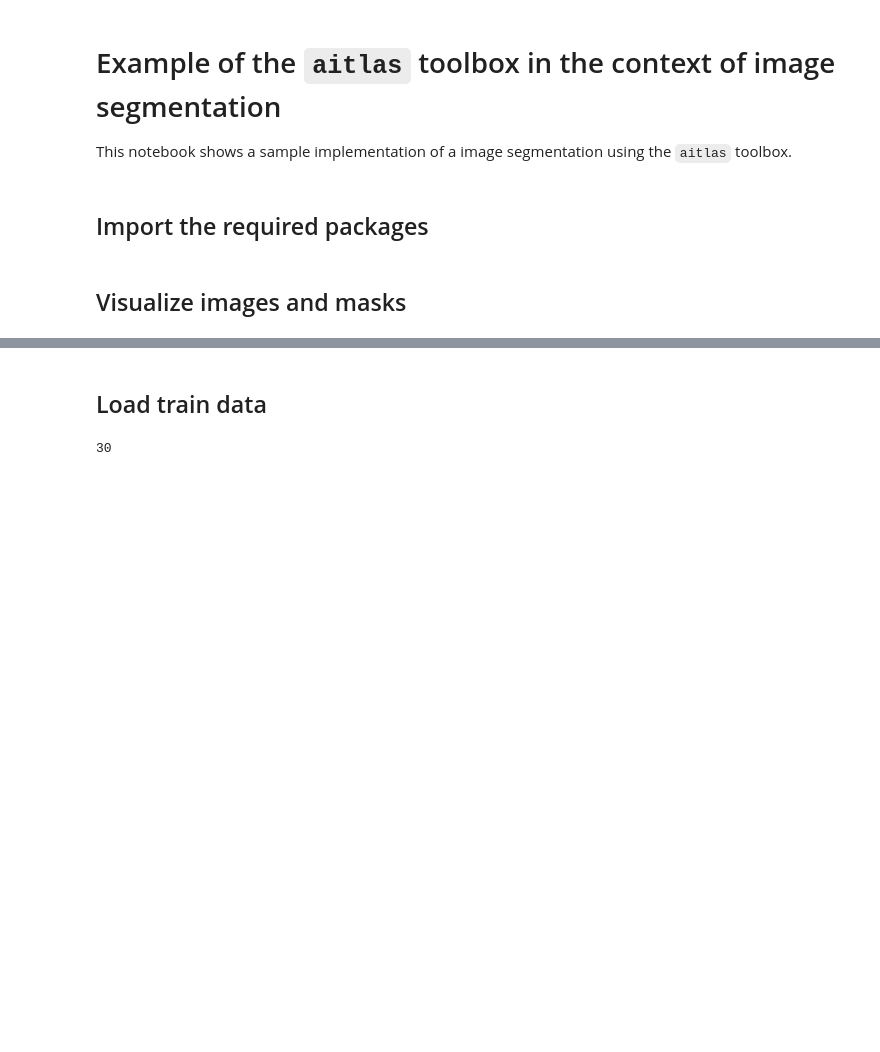
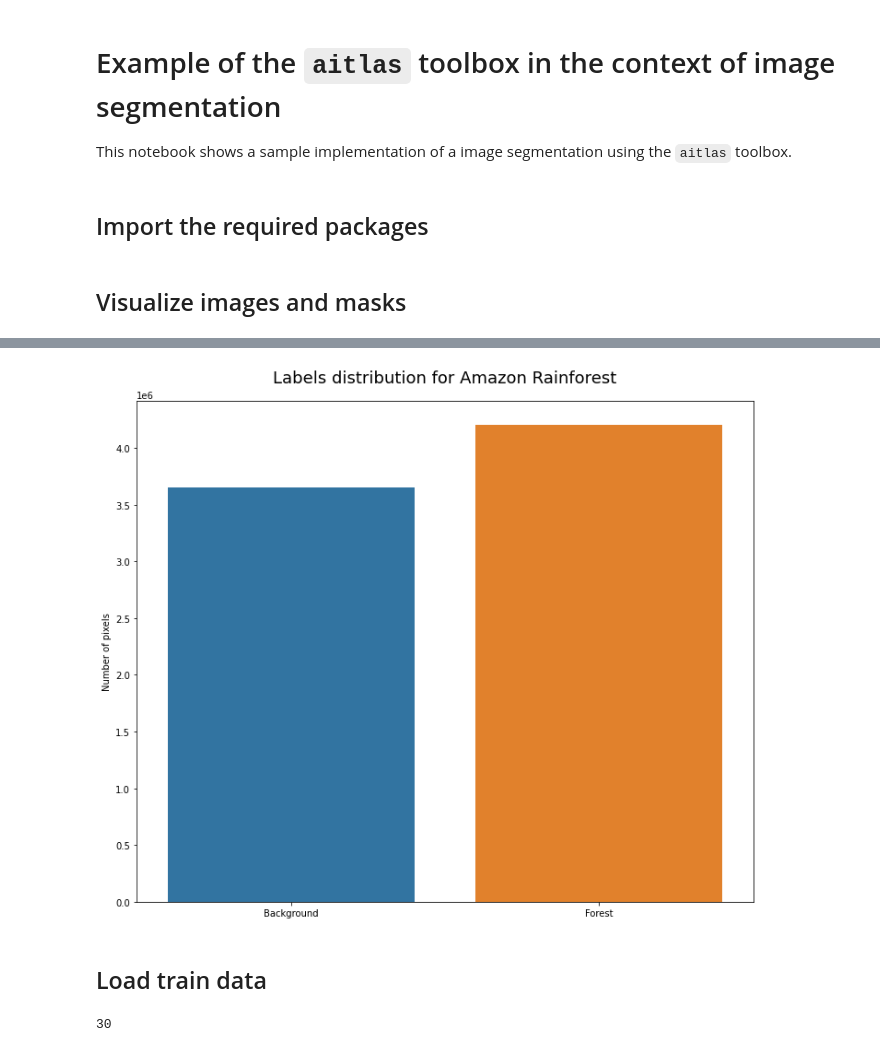
Before and after one commit to biasvariancelabs/aitlas, a Jupyter notebook: examples/semantic_segmentation_example_amazon_rainforest.ipynb, the cells around one changed output, grey strips where cells are left out. Cells and saved outputs as stored; diff of their text form; code cells hidden in the pictures; blank space fills up the shorter version.

```diff
--- a/examples/semantic_segmentation_example_amazon_rainforest.ipynb
+++ b/examples/semantic_segmentation_example_amazon_rainforest.ipynb
@@ -27,3 +33,7 @@ Total number of patches: 30
+# %%
+dataset.data_distribution_barchart();
+# %% [output]
+[figure, added]
 # %% [markdown]
 ## Load train data
 # %%
```
Also changed, not shown: parts of 8 cells of this notebook.
